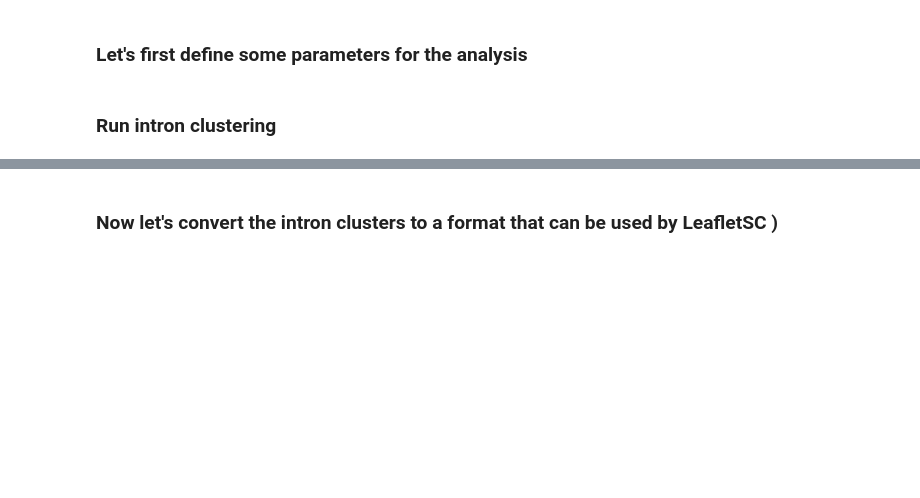
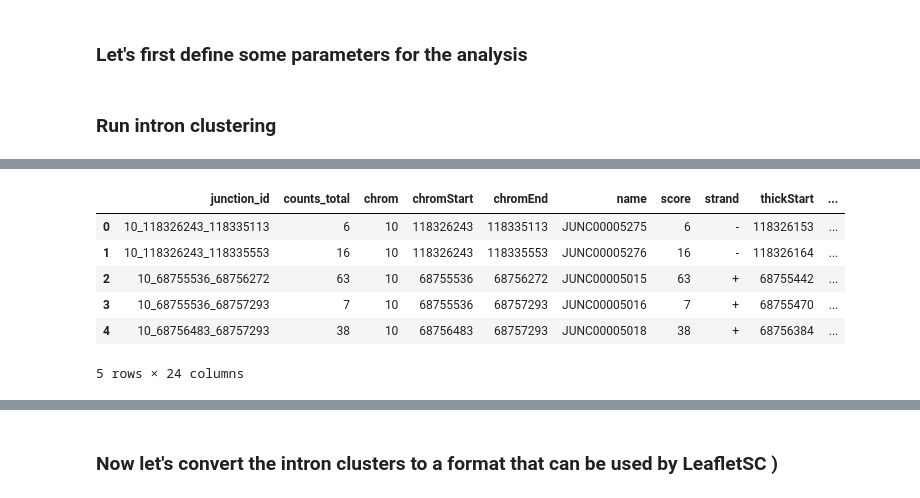
Before and after one commit to daklab/LeafletSC, a Jupyter notebook: Tutorials/01_run_intron_clustering.ipynb, the cells around one changed output, grey strips where cells are left out. Drawn from its saved outputs; the diff is of its cells as text; code cells hidden in the pictures; blank space fills up the shorter version.

```diff
--- a/Tutorials/01_run_intron_clustering.ipynb
+++ b/Tutorials/01_run_intron_clustering.ipynb
@@ -74,2 +80,11 @@ KeyError: 'counts_total'
 # %%
 # visualize junctions in an intron cluster
+all_juncs_df.head()
+# %% [output]
+|  | junction_id | counts_total | chrom | chromStart | chromEnd | name | score | strand | thickStart | ... |
+| 0 | 10_118326243_118335113 | 6 | 10 | 118326243 | 118335113 | JUNC00005275 | 6 | - | 118326153 | ... |
+| 1 | 10_118326243_118335553 | 16 | 10 | 118326243 | 118335553 | JUNC00005276 | 16 | - | 118326164 | ... |
+| 2 | 10_68755536_68756272 | 63 | 10 | 68755536 | 68756272 | JUNC00005015 | 63 | + | 68755442 | ... |
+| 3 | 10_68755536_68757293 | 7 | 10 | 68755536 | 68757293 | JUNC00005016 | 7 | + | 68755470 | ... |
+| 4 | 10_68756483_68757293 | 38 | 10 | 68756483 | 68757293 | JUNC00005018 | 38 | + | 68756384 | ... |
+5 rows × 24 columns
```
Also changed, not shown: parts of 3 cells of this notebook, 13 other files.
